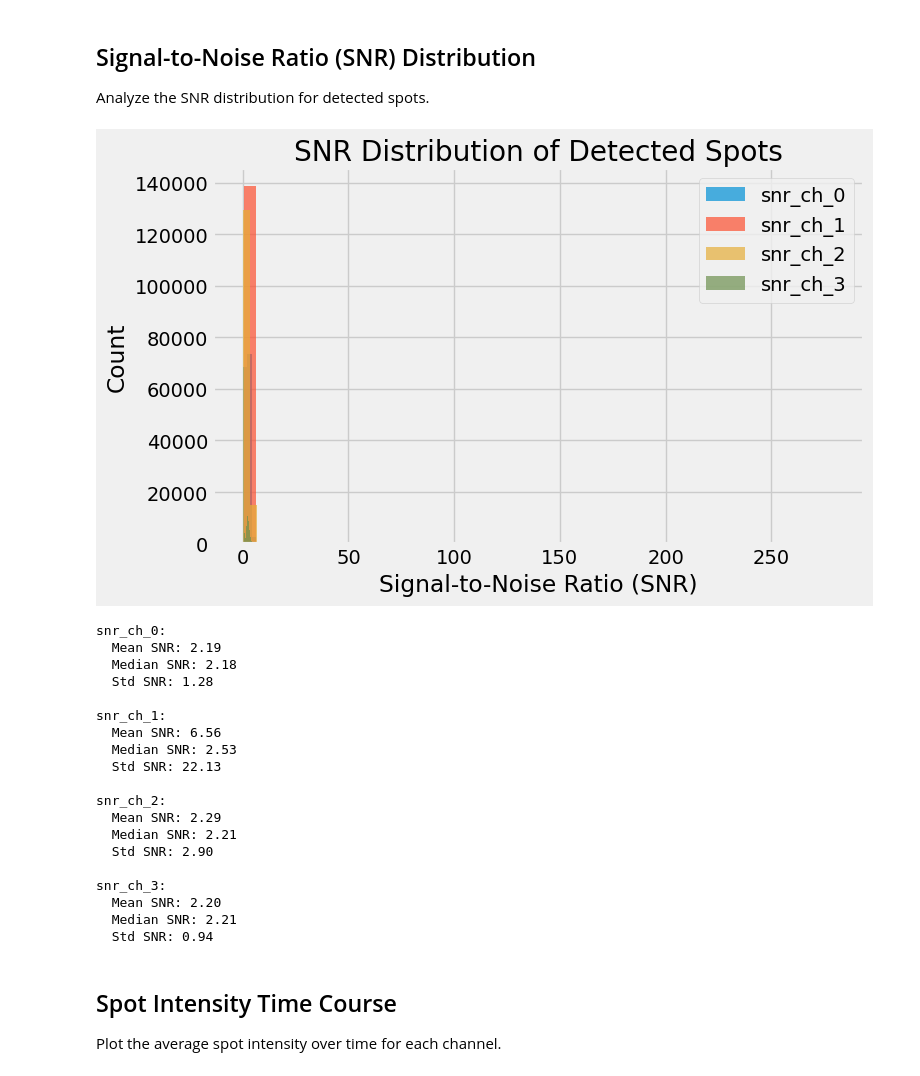
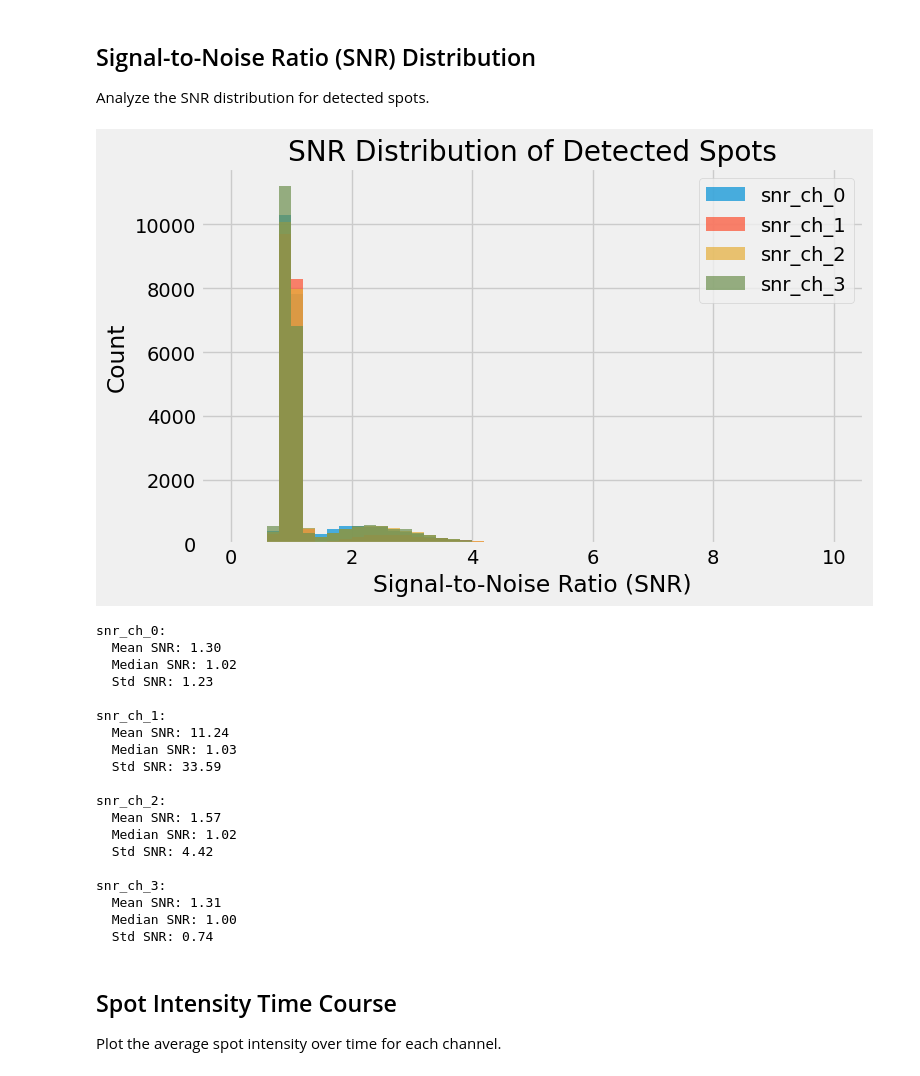
Before and after one commit to ningzhaoAnschutz/microlive, a Jupyter notebook: notebooks/microlive_notebook.ipynb, the cells around one changed output. Drawn from its saved outputs; the diff is of its cells as text; code cells hidden in the pictures.

```diff
--- a/notebooks/microlive_notebook.ipynb
+++ b/notebooks/microlive_notebook.ipynb
@@ -103,7 +103,7 @@ Define the physical parameters of your microscopy image. These are essential for
 # Physical parameters (adjust to your microscope settings)
 pixel_size_xy_nm = 130  # Pixel size in nanometers (XY)
 voxel_size_z_nm = 500   # Voxel size in nanometers (Z)
-time_interval_sec = 1.0  # Time between frames in seconds
+time_interval_sec = 5.0  # Time between frames in seconds
 
 # For MicroLive classes
 list_voxels = [voxel_size_z_nm, pixel_size_xy_nm]  # [Z, YX]
@@ -293,12 +293,12 @@ tracking_params = {
     'channels_spots': [1],           # Channel to detect spots in
     'channels_cytosol': [0],         # Cytosol channel for background
     'channels_nucleus': [None],      # Nucleus channel (None if not applicable)
-    'threshold_for_spot_detection': 83,  # Detection threshold
+    'threshold_for_spot_detection': 1000,  # Detection threshold
     'yx_spot_size_in_px': 5,         # Expected spot size in pixels
     'z_spot_size_in_px': 2,          # Spot size in Z
     'cluster_radius_nm': 500,        # Cluster detection radius
-    'min_length_trajectory': 20,     # Minimum trajectory length (frames)
-    'maximum_range_search_pixels': 9,  # Max displacement between frames
+    'min_length_trajectory': 50,     # Minimum trajectory length (frames)
+    'maximum_range_search_pixels': 7,  # Max displacement between frames
     'memory': 1,                     # Frames to remember for linking
     'link_using_3d_coordinates': True,
     'use_maximum_projection': True,
@@ -381,54 +381,54 @@ Analyze the SNR distribution for detected spots.
 # %%
 if not df_tracking.empty:
     # Find SNR column (named like 'snr_ch_1' for channel 1)
     snr_columns = [col for col in df_tracking.columns if 'snr' in col.lower()]
 
     if snr_columns:
         fig, ax = plt.subplots(figsize=(8, 5))
 
         for snr_col in snr_columns:
             snr_values = df_tracking[snr_col].dropna()
-            ax.hist(snr_values, bins=50, alpha=0.7, label=snr_col)
+            ax.hist(snr_values, bins=50,range=(0, 10),  alpha=0.7, label=snr_col)
 
         ax.set_xlabel('Signal-to-Noise Ratio (SNR)')
         ax.set_ylabel('Count')
         ax.set_title('SNR Distribution of Detected Spots')
         ax.legend()
         plt.tight_layout()
         plt.show()
 
         # Print statistics
         for snr_col in snr_columns:
             snr_values = df_tracking[snr_col].dropna()
             print(f"\n{snr_col}:")
             print(f"  Mean SNR: {snr_values.mean():.2f}")
             print(f"  Median SNR: {snr_values.median():.2f}")
             print(f"  Std SNR: {snr_values.std():.2f}")
     else:
         print("No SNR columns found in tracking dataframe.")
 else:
     print("No tracking data available.")
 # %% [output]
-[figure, old version]
+[figure, new version]
 snr_ch_0:
-  Mean SNR: 2.19
-  Median SNR: 2.18
-  Std SNR: 1.28
+  Mean SNR: 1.30
+  Median SNR: 1.02
+  Std SNR: 1.23
 
 snr_ch_1:
-  Mean SNR: 6.56
-  Median SNR: 2.53
-  Std SNR: 22.13
+  Mean SNR: 11.24
+  Median SNR: 1.03
+  Std SNR: 33.59
 
 snr_ch_2:
-  Mean SNR: 2.29
-  Median SNR: 2.21
-  Std SNR: 2.90
+  Mean SNR: 1.57
+  Median SNR: 1.02
+  Std SNR: 4.42
 
 snr_ch_3:
-  Mean SNR: 2.20
-  Median SNR: 2.21
-  Std SNR: 0.94
+  Mean SNR: 1.31
+  Median SNR: 1.00
+  Std SNR: 0.74
 # %% [markdown]
 ## Spot Intensity Time Course
 
```
Also changed, not shown: parts of 8 cells of this notebook, 6 other files.
